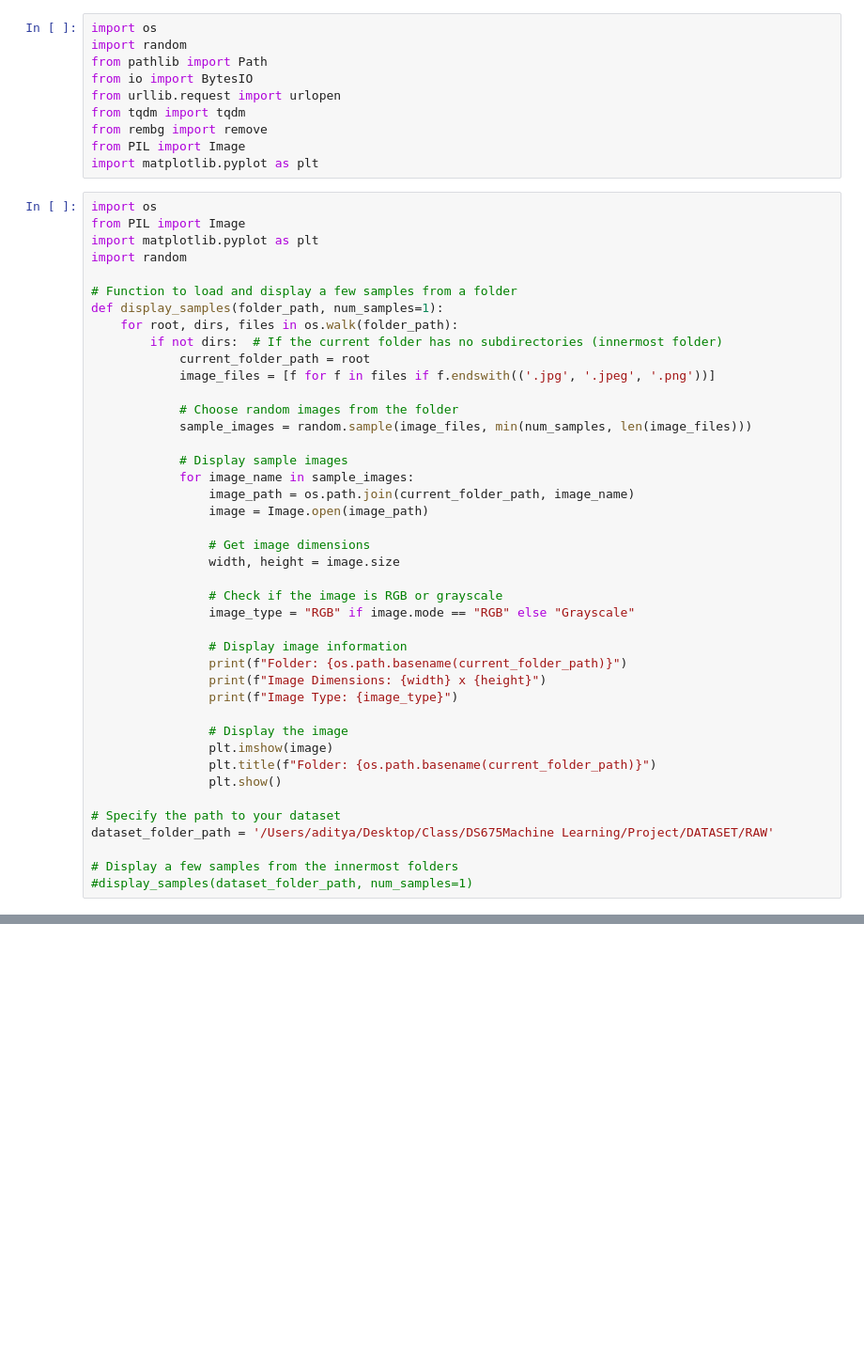
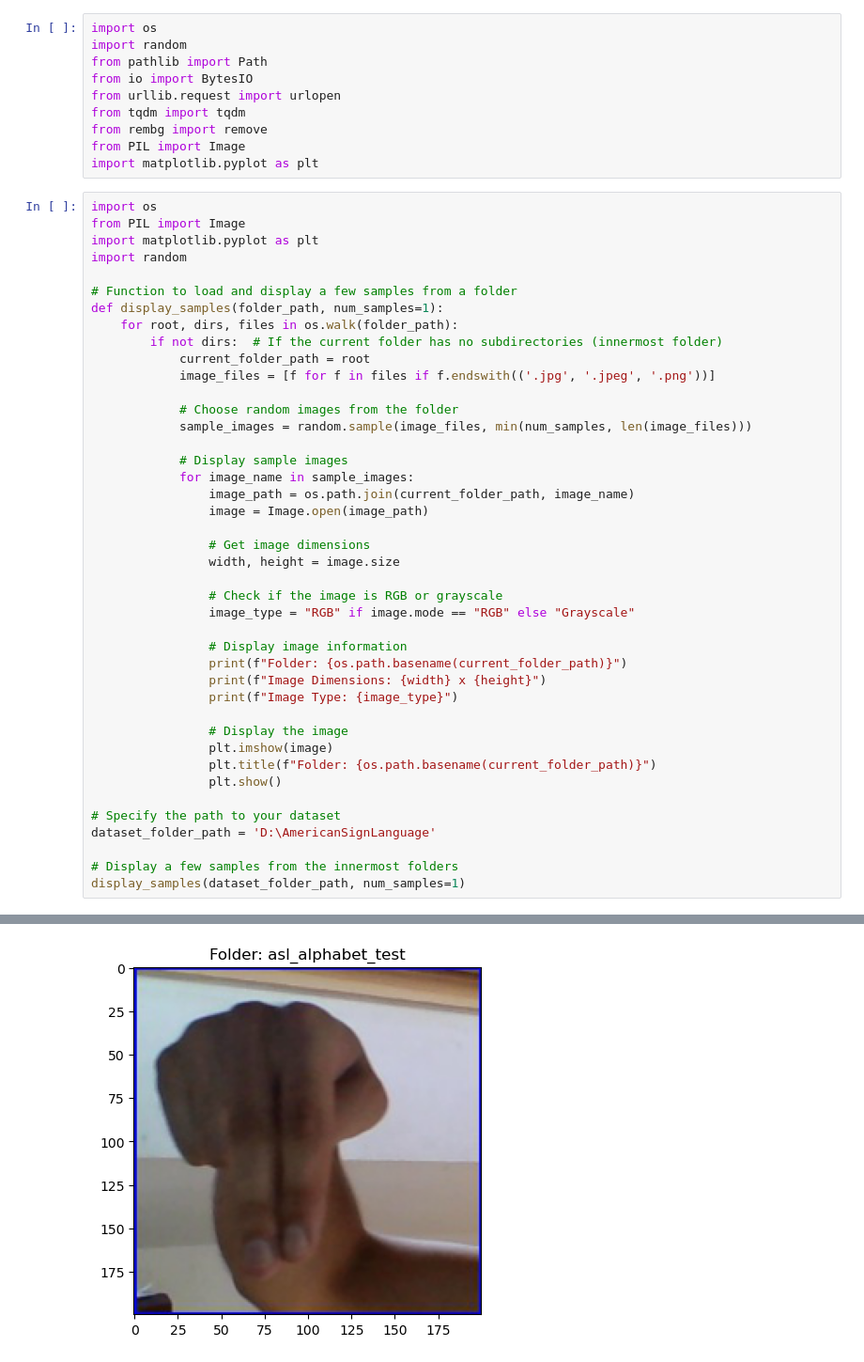
Before and after one commit to AdityaPatel1068/American-Sign-Language-Classification-System, a Jupyter notebook: ASL_1_NBRAW.ipynb, the cells around one changed output, grey strips where cells are left out. Shown at 94% size. Drawn from its saved outputs; the diff is of its cells as text; blank space fills up the shorter version.

```diff
--- a/ASL_1_NBRAW.ipynb
+++ b/ASL_1_NBRAW.ipynb
@@ -46,7 +68,8 @@ def display_samples(folder_path, num_samples=1):
                 plt.show()
 
 # Specify the path to your dataset
-dataset_folder_path = '/Users/aditya/Desktop/Class/DS675Machine Learning/Project/DATASET/RAW'
+dataset_folder_path = 'D:\AmericanSignLanguage'
 
 # Display a few samples from the innermost folders
-#display_samples(dataset_folder_path, num_samples=1)
+display_samples(dataset_folder_path, num_samples=1)
+# %% [output]
@@ -52,0 +79 @@ dataset_folder_path = '/Users/aditya/Desktop/Class/DS675Machine Learning/Project
+[figure, added]
```
Also changed, not shown: parts of 3 cells of this notebook, 2 other files.
